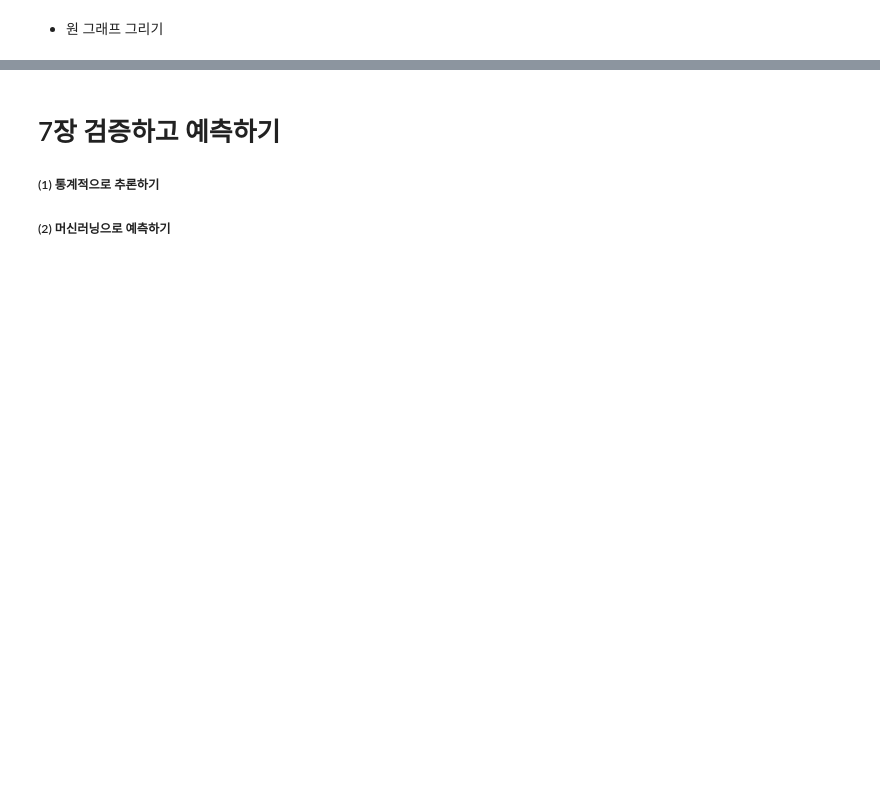
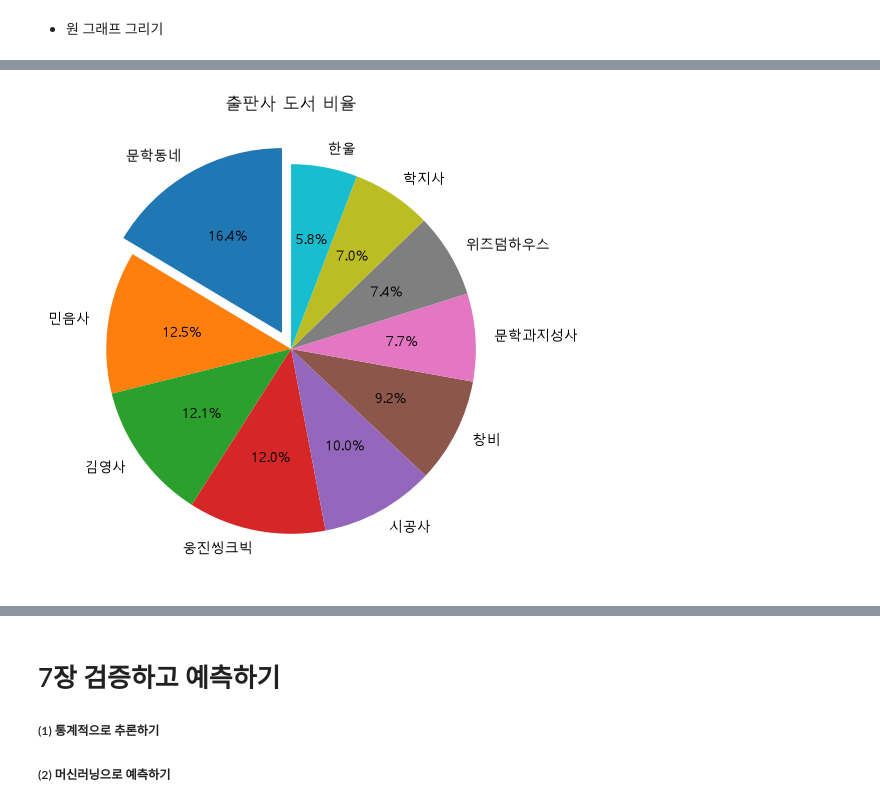
Before and after one commit to yccho1004/pythonBasic, a Jupyter notebook: HonGong-DataAnalysis_py/basics_DA.ipynb, the cells around one changed output, grey strips where cells are left out. Cells and saved outputs as stored; diff of their text form; code cells hidden in the pictures; blank space fills up the shorter version.

```diff
--- a/HonGong-DataAnalysis_py/basics_DA.ipynb
+++ b/HonGong-DataAnalysis_py/basics_DA.ipynb
@@ -1323,0 +1335,8 @@ fig.show()
+# %%
+#원 그래프에 비율을 표시하고 부채꼴 조각을 떼어내어 강조하기: autopct, explode 매개변수 사용
+fig, ax = plt.subplots(figsize=(8,6))
+ax.pie(data, labels=labels, startangle=90, autopct='%.1f%%', explode=[0.1]+[0]*9)
+ax.set_title('출판사 도서 비율')
+fig.show()
+# %% [output]
+[figure, added]
```
Also changed, not shown: parts of 14 cells of this notebook.
